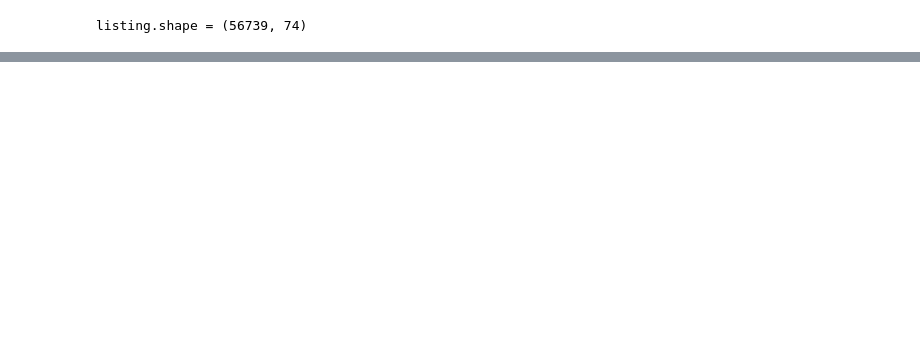
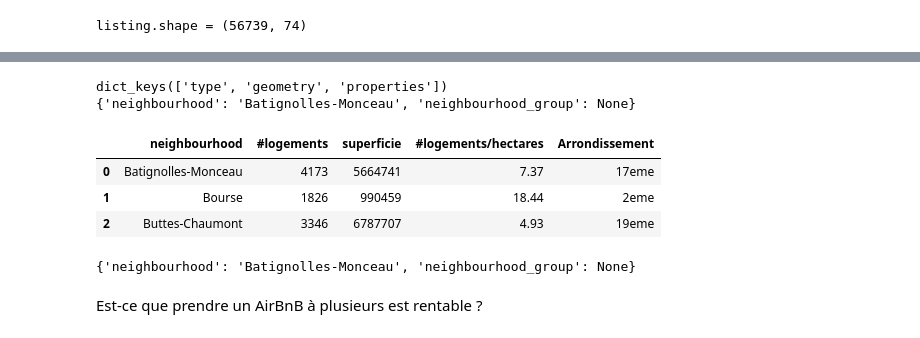
Before and after one commit to Biny17/PortfolioDash, a Jupyter notebook: Projects/airbnbParis.ipynb, the cells around one changed output, grey strips where cells are left out. Saved outputs shown, nothing was run; the diff lists cells and outputs as text; code cells hidden in the pictures; blank space fills up the shorter version.

```diff
--- a/Projects/airbnbParis.ipynb
+++ b/Projects/airbnbParis.ipynb
@@ -34,2 +37,7 @@ print([review_col for review_col in list_col if "review" in review_col])
+# %%
+#cleaning:
+listing['bedrooms'] = listing['bedrooms'].fillna(0)
+listing["accommodates"] = listing["accommodates"].replace(0, np.nan)
+listing["price"] = listing["price"].apply(lambda x: int(float(x.replace("$", "").replace(",", ""))))
 # %%
 banwords = ["host", "availability", "review", "night"]
@@ -57,0 +62,50 @@ $65.00
+# %%
+print(quartierGeo["features"][0].keys())
+print(quartierGeo["features"][0]["properties"])
+# %% [output]
+dict_keys(['type', 'geometry', 'properties'])
+{'neighbourhood': 'Batignolles-Monceau', 'neighbourhood_group': None}
+# %%
+nomToNumero = {
+    "Louvre":"1er",
+    "Bourse":"2eme",
+    "Temple":"3eme",
+    "Hôtel-de-Ville":"4eme",
+    "Panthéon":"5eme",
+    "Luxembourg":"6eme",
+    "Palais-Bourbon":"7eme",
+    "Élysée":"8eme",
+    "Opéra":"9eme",
+    "Entrepôt":"10eme",
+    "Popincourt":"11eme",
+    "Reuilly":"12eme",
+    "Gobelins":"13eme",
+    "Observatoire":"14eme",
+    "Vaugirard":"15eme",
+    "Passy":"16eme",
+    "Batignolles-Monceau":"17eme",
+    "Buttes-Montmartre":"18eme",
+    "Buttes-Chaumont":"19eme",
+    "Ménilmontant":"20eme"
+}
+listing["Arrondissement"] = listing["neighbourhood_cleansed"].apply(lambda x: x+" - "+nomToNumero[x])
+# %%
+# Dictionnaire associant chaque quartier à son aire
+neighbourhoodArea = dict()
+for cartier in quartierGeo["features"]:
+    neighbourhoodArea[cartier["properties"]["neighbourhood"]] = round(area(cartier["geometry"]))
+    neighbourhoodArea["Reuilly"] += -9950000 #J'enlève la superficie du bois de Vincenne qui fait partie du 12eme
+    #Nombre de logement par quartier:
+    mapData = pd.DataFrame(listing.groupby(["neighbourhood_cleansed"])["neighbourhood_cleansed"].count().reset_index(name="#logements"))
+    mapData["superficie"] = mapData["neighbourhood_cleansed"].apply(lambda x: neighbourhoodArea[x])
+    #nombre moyen de logement en moyenne par quartier
+    mapData["#logements/hectares"] = round(mapData["#logements"]/(mapData["superficie"]/10000), 2)
+    mapData = mapData.rename(columns={mapData.columns[0] : 'neighbourhood'})
+    mapData["Arrondissement"] = mapData["neighbourhood"].apply(lambda x: nomToNumero[x])
+# %%
+mapData[0:3]
+# %% [output]
+|  | neighbourhood | #logements | superficie | #logements/hectares | Arrondissement |
+| 0 | Batignolles-Monceau | 4173 | 5664741 | 7.37 | 17eme |
+| 1 | Bourse | 1826 | 990459 | 18.44 | 2eme |
+| 2 | Buttes-Chaumont | 3346 | 6787707 | 4.93 | 19eme |
@@ -57,0 +137,4 @@ $65.00
+# %%
+quartierGeo["features"][0]['properties']
+# %% [output]
+{'neighbourhood': 'Batignolles-Monceau', 'neighbourhood_group': None}
@@ -57,0 +146,2 @@ $65.00
+# %% [markdown]
+Est-ce que prendre un AirBnB à plusieurs est rentable ?
```
Also changed, not shown: parts of 29 cells of this notebook, 11 other files.
